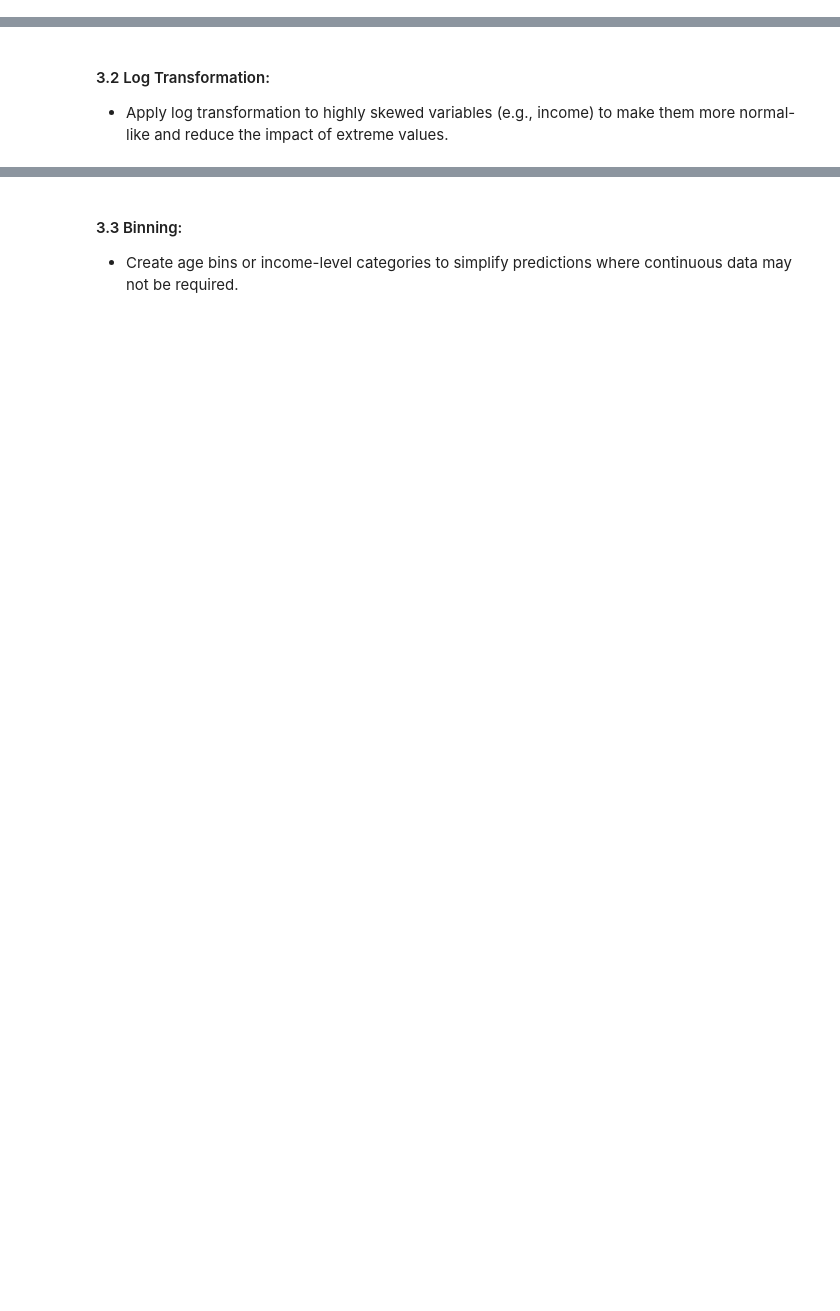
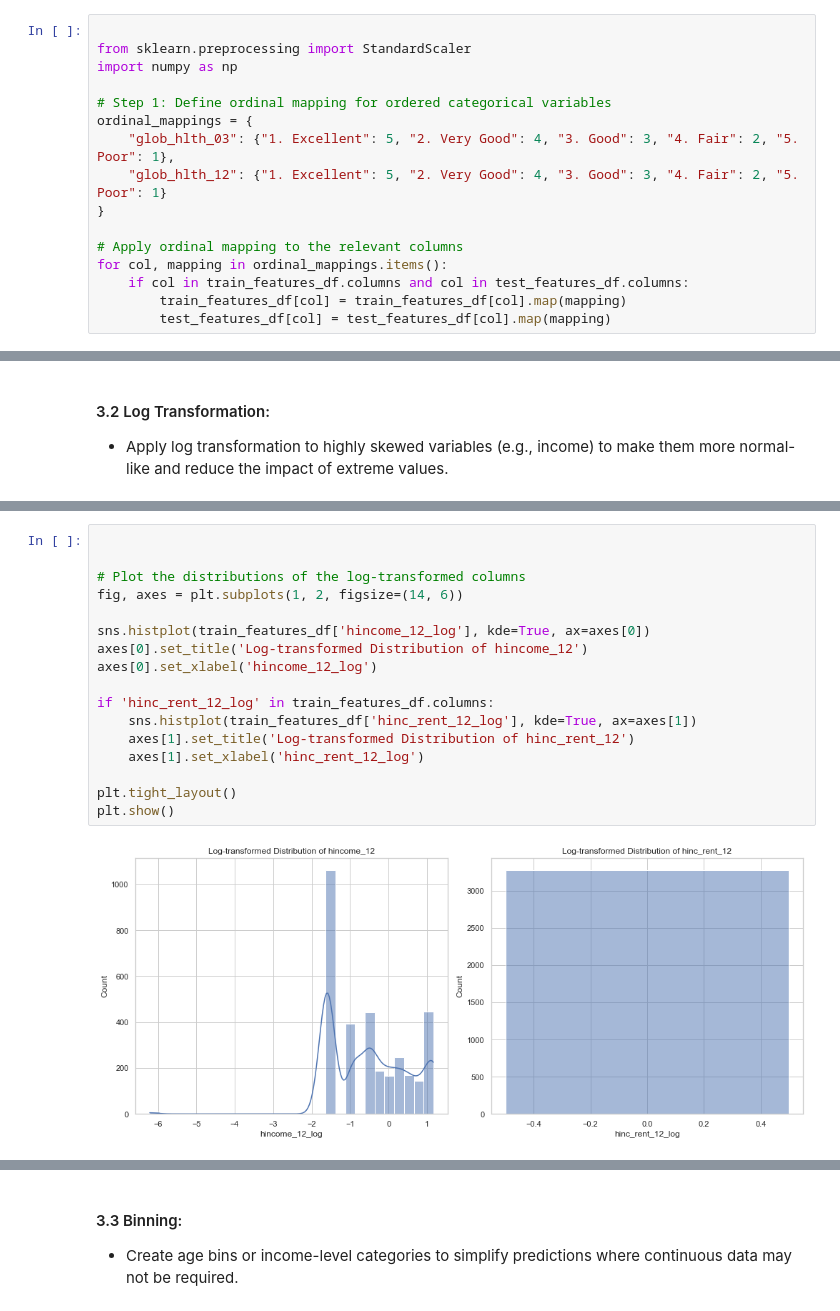
Before and after one commit to geomwangi007/Early-Detection-of-Alzheimer-s-Disease-and-Related-Dementias-Using-Social-Determinants-of-Health, a Jupyter notebook: IPNYBS/Maureen.ipynb, the cells around one changed output, grey strips where cells are left out. Saved outputs shown, nothing was run; the diff lists cells and outputs as text; blank space fills up the shorter version.

```diff
--- a/IPNYBS/Maureen.ipynb
+++ b/IPNYBS/Maureen.ipynb
@@ -1959,0 +2091,16 @@ print("Test columns:", test_features_df.columns)
+# %%
+
+from sklearn.preprocessing import StandardScaler
+import numpy as np
+
+# Step 1: Define ordinal mapping for ordered categorical variables
+ordinal_mappings = {
+    "glob_hlth_03": {"1. Excellent": 5, "2. Very Good": 4, "3. Good": 3, "4. Fair": 2, "5. Poor": 1},
+    "glob_hlth_12": {"1. Excellent": 5, "2. Very Good": 4, "3. Good": 3, "4. Fair": 2, "5. Poor": 1}
+}
+
+# Apply ordinal mapping to the relevant columns
+for col, mapping in ordinal_mappings.items():
+    if col in train_features_df.columns and col in test_features_df.columns:
+        train_features_df[col] = train_features_df[col].map(mapping)
+        test_features_df[col] = test_features_df[col].map(mapping)
@@ -1963,0 +2169,19 @@ print("Test columns:", test_features_df.columns)
+# %%
+
+
+# Plot the distributions of the log-transformed columns
+fig, axes = plt.subplots(1, 2, figsize=(14, 6))
+
+sns.histplot(train_features_df['hincome_12_log'], kde=True, ax=axes[0])
+axes[0].set_title('Log-transformed Distribution of hincome_12')
+axes[0].set_xlabel('hincome_12_log')
+
+if 'hinc_rent_12_log' in train_features_df.columns:
+    sns.histplot(train_features_df['hinc_rent_12_log'], kde=True, ax=axes[1])
+    axes[1].set_title('Log-transformed Distribution of hinc_rent_12')
+    axes[1].set_xlabel('hinc_rent_12_log')
+
+plt.tight_layout()
+plt.show()
+# %% [output]
+[figure, added]
```
Also changed, not shown: parts of 41 cells of this notebook.
